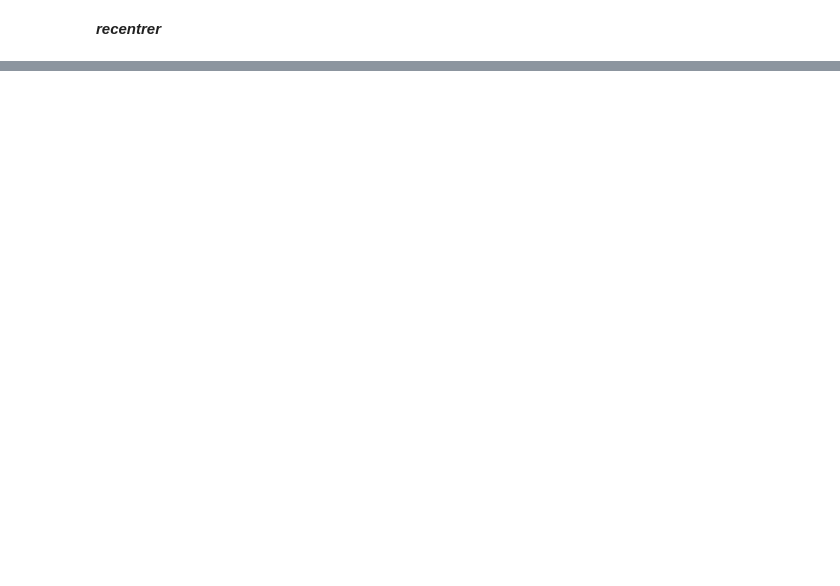
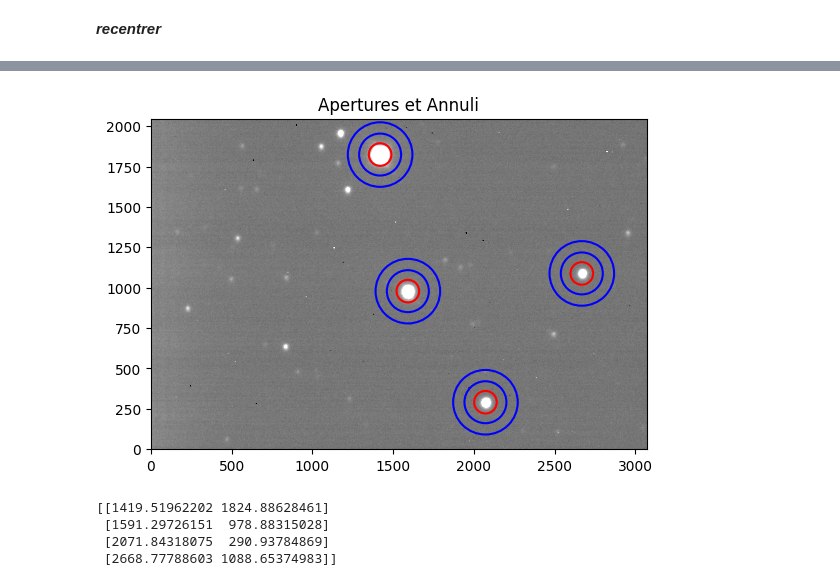
Before and after one commit to jakbay/ohp_binaire_a_eclipses, a Jupyter notebook: binaire_a_eclipse_float64.ipynb, the cells around one changed output, grey strips where cells are left out. Cells and saved outputs as stored; diff of their text form; code cells hidden in the pictures; blank space fills up the shorter version.

```diff
--- a/binaire_a_eclipse_float64.ipynb
+++ b/binaire_a_eclipse_float64.ipynb
@@ -444,0 +305,11 @@ INFO: using the unit adu passed to the FITS reader instead of the unit electron
+# %%
+## Chargement des donnees
+# Fonction pour lister tous les fichiers .fit et .fits dans un dossier donné
+
+def list_fits_files(folder):
+    return [os.path.join(folder, f) for f in os.listdir(folder) if f.endswith(('.fit', '.fits'))]
+# Dossier contenant les fichiers FITS
+folder_path = path + path_dict['obs_pri_r_c']
+
+# Lister tous les fichiers .fits dans le dossier
+fits_files = list_fits_files(folder_path)
@@ -444,0 +396,34 @@ INFO: using the unit adu passed to the FITS reader instead of the unit electron
+# %%
+## Determiner aperture et annulus
+# Positions des étoiles détectées
+star_positions = star_positions[:4]
+
+# Définir l'aperture pour chaque étoile
+aperture_radius = 70  # Rayon de l'aperture en pixels
+apertures = CircularAperture(star_positions, r=aperture_radius)
+
+# Définir un annulus pour chaque étoile pour estimer le fond
+annulus_inner_radius = 130  # Rayon interne de l'annulus
+annulus_outer_radius = 200  # Rayon externe de l'annulus
+annuli = CircularAnnulus(star_positions, r_in=annulus_inner_radius, r_out=annulus_outer_radius)
+
+# Tracer les apertures et les annuli sur l'image
+plt.figure()
+plt.imshow(image_data, origin='lower', vmin=z1, vmax=z2, cmap='gray')
+apertures.plot(color='red', lw=1.5)
+annuli.plot(color='blue', lw=1.5)
+plt.title('Apertures et Annuli')
+plt.show()
+# %% [output]
+[figure, added]
+# %%
+pos=star_positions
+print(pos)
+# Coordonnées de l'étoile cible et des étoiles de référence
+star_positions = [pos[0],pos[2],pos[3]]
+target_position = pos[1]
+# %% [output]
+[[1419.51962202 1824.88628461]
+ [1591.29726151  978.88315028]
+ [2071.84318075  290.93784869]
+ [2668.77788603 1088.65374983]]
```
Also changed, not shown: parts of 9 cells of this notebook.
